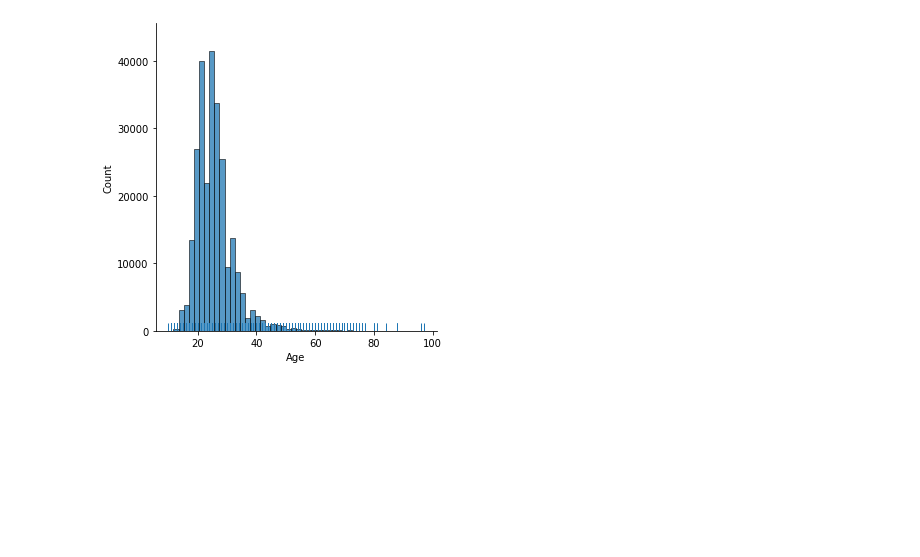
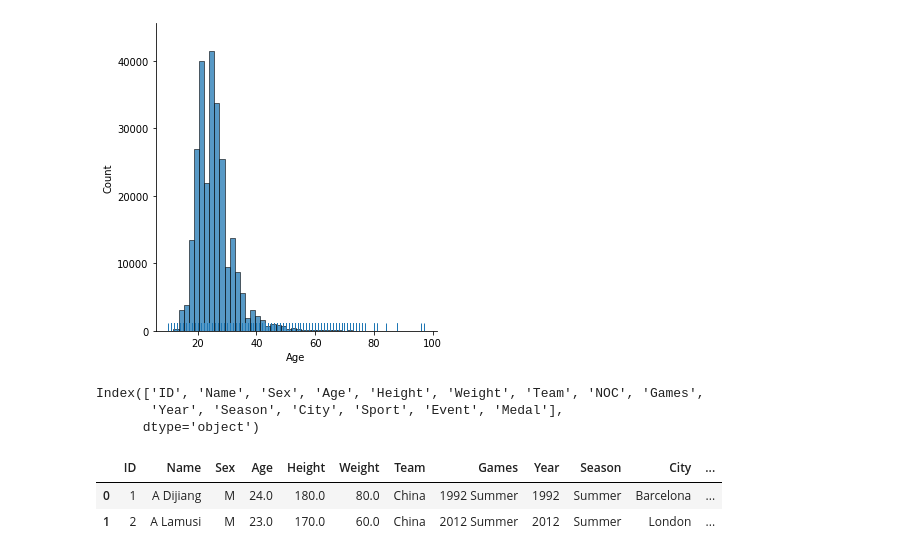
Before and after one commit to fqazi1/EDA, a Jupyter notebook: Game.ipynb, the cells around one changed output. Drawn from its saved outputs; the diff is of its cells as text; code cells hidden in the pictures; blank space fills up the shorter version.

```diff
--- a/Game.ipynb
+++ b/Game.ipynb
@@ -178,3 +179,19 @@ sns.displot(x="Age", bins=50, data=df, rug=True)
 # %% [output]
 <seaborn.axisgrid.FacetGrid at 0x...>
 [figure]
+# %%
+# To drop null values
+df.columns
+# %% [output]
+Index(['ID', 'Name', 'Sex', 'Age', 'Height', 'Weight', 'Team', 'NOC', 'Games',
+       'Year', 'Season', 'City', 'Sport', 'Event', 'Medal'],
+      dtype='object')
+# %%
+#Dropping Medal column as most of the values are NAN and NOC column as it is not useful
+
+df.drop(df.columns[[7,-1]], axis=1, inplace=True)
+df.head(2)
+# %% [output]
+|  | ID | Name | Sex | Age | Height | Weight | Team | Games | Year | Season | City | ... |
+| 0 | 1 | A Dijiang | M | 24.0 | 180.0 | 80.0 | China | 1992 Summer | 1992 | Summer | Barcelona | ... |
+| 1 | 2 | A Lamusi | M | 23.0 | 170.0 | 60.0 | China | 2012 Summer | 2012 | Summer | London | ... |
```
Also changed, not shown: parts of 12 cells of this notebook, 2 other files.
